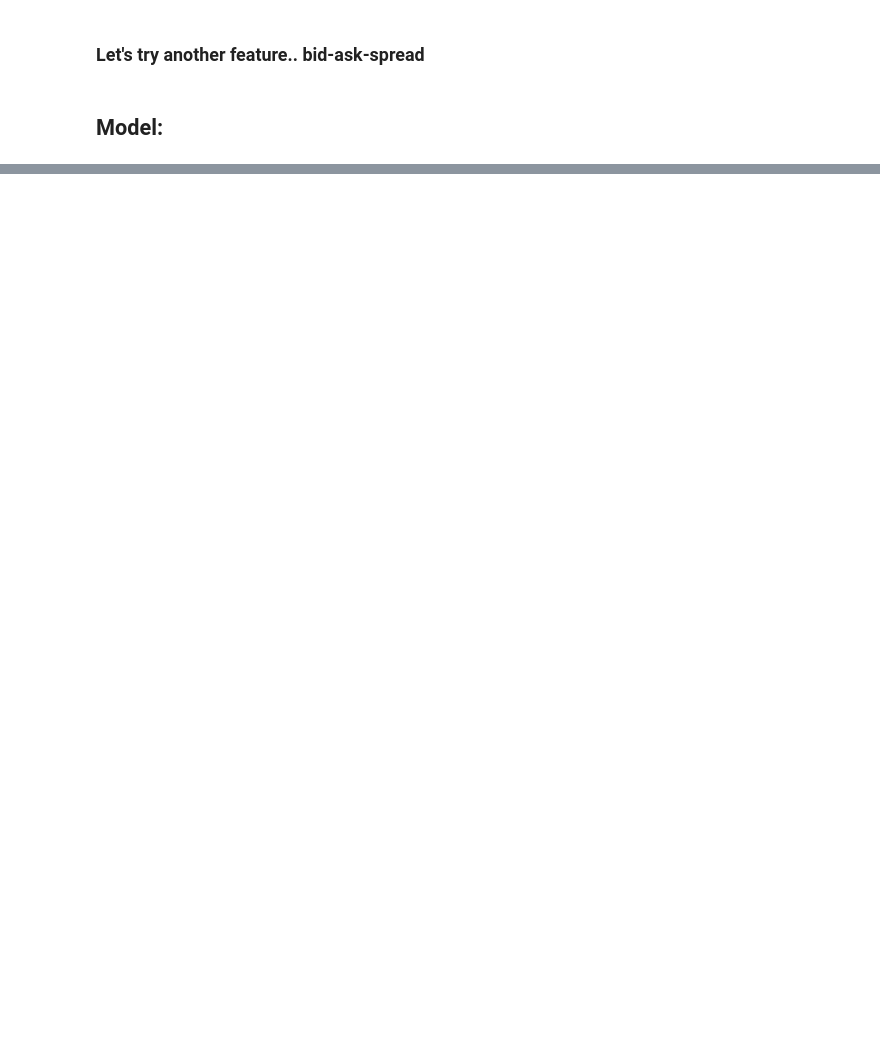
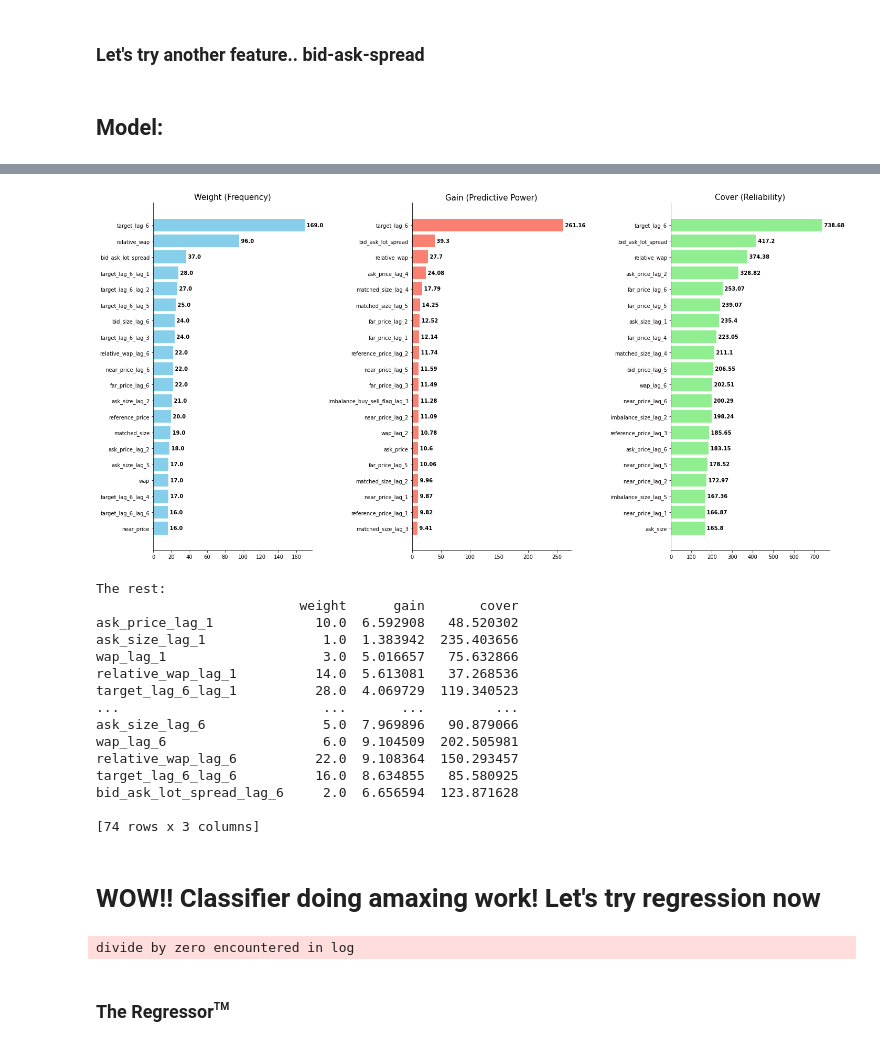
Before and after one commit to tdore738/trading_at_the_close, a Jupyter notebook: Workspace/First_Model/data_playground.ipynb, the cells around one changed output, grey strips where cells are left out. Cells and saved outputs as stored; diff of their text form; code cells hidden in the pictures; blank space fills up the shorter version.

```diff
--- a/Workspace/First_Model/data_playground.ipynb
+++ b/Workspace/First_Model/data_playground.ipynb
@@ -737,0 +1024,52 @@ shap.dependence_plot("seconds_in_bucket", shap_values, valid_X_up)
+# %%
+booster = BT.get_booster()
+importance_types = ['weight', 'gain', 'cover']
+importances = {t: booster.get_score(importance_type=t) for t in importance_types}
+importances_df = pd.DataFrame(importances).fillna(0)
+
+# 2. Setup Plot
+fig, axes = plt.subplots(1, 3, figsize=(20, 10))
+titles = ['Weight (Frequency)', 'Gain (Predictive Power)', 'Cover (Reliability)']
+
+for i, imp_type in enumerate(importance_types):
+    # Sort top 20 for this specific metric
+    data = importances_df[imp_type].sort_values(ascending=True).tail(20)
+
+    # Plot horizontal bars
+    bars = axes[i].barh(data.index, data.values, color='skyblue' if i==0 else 'salmon' if i==1 else 'lightgreen')
+
+    # Add ROUNDED labels to the end of each bar
+    for bar in bars:
+        width = bar.get_width()
+        axes[i].text(width, bar.get_y() + bar.get_height()/2,
+                     f' {round(width, 2)}',
+                     va='center', fontsize=10, fontweight='bold')
+
+    axes[i].set_title(titles[i], fontsize=15)
+    axes[i].spines['top'].set_visible(False)
+    axes[i].spines['right'].set_visible(False)
+
+plt.tight_layout()
+plt.show()
+
+print('The rest:')
+print(importances_df[20:])
+# %% [output]
+[figure, added]
+The rest:
+                          weight      gain       cover
+ask_price_lag_1             10.0  6.592908   48.520302
+ask_size_lag_1               1.0  1.383942  235.403656
+wap_lag_1                    3.0  5.016657   75.632866
+relative_wap_lag_1          14.0  5.613081   37.268536
+target_lag_6_lag_1          28.0  4.069729  119.340523
+...                          ...       ...         ...
+ask_size_lag_6               5.0  7.969896   90.879066
+wap_lag_6                    6.0  9.104509  202.505981
+relative_wap_lag_6          22.0  9.108364  150.293457
+target_lag_6_lag_6          16.0  8.634855   85.580925
+bid_ask_lot_spread_lag_6     2.0  6.656594  123.871628
+
+[74 rows x 3 columns]
+# %% [markdown]
+# WOW!! Classifier doing amaxing work! Let's try regression now
@@ -737,0 +1101,27 @@ shap.dependence_plot("seconds_in_bucket", shap_values, valid_X_up)
+# %%
+# scaling y and replacing lot sizes for logged values
+CONSTANT_BUMP = 10_000
+eps = 1e-9
+train_Y_up_log = np.log(CONSTANT_BUMP*train_Y_up + eps)
+valid_Y_up_log = np.log(CONSTANT_BUMP*valid_Y_up + eps)
+
+train_X_up['bid_size'] = np.log(train_X_up['bid_size'])
+valid_X_up['bid_size'] = np.log(valid_X_up['bid_size'])
+
+train_X_up['ask_size'] = np.log(train_X_up['ask_size'])
+valid_X_up['ask_size'] = np.log(valid_X_up['ask_size'])
+
+train_X_up['matched_size'] = np.log(train_X_up['matched_size'])
+valid_X_up['matched_size'] = np.log(valid_X_up['matched_size'])
+
+train_X_up['imbalance_size'] = np.log(train_X_up['imbalance_size'])
+#replace bad values with 0
+train_X_up['imbalance_size'] = train_X_up['imbalance_size'].replace([np.inf, -np.inf], np.nan).fillna(0)
+
+valid_X_up['imbalance_size'] = np.log(valid_X_up['imbalance_size'])
+#replace bad values with 0
+valid_X_up['imbalance_size'] = valid_X_up['imbalance_size'].replace([np.inf, -np.inf], np.nan).fillna(0)
+# %% [output]
+divide by zero encountered in log
+# %% [markdown]
+### The Regressor<sup><sub><sup>TM</sup></sub></sup>
```
Also changed, not shown: parts of 68 cells of this notebook.
